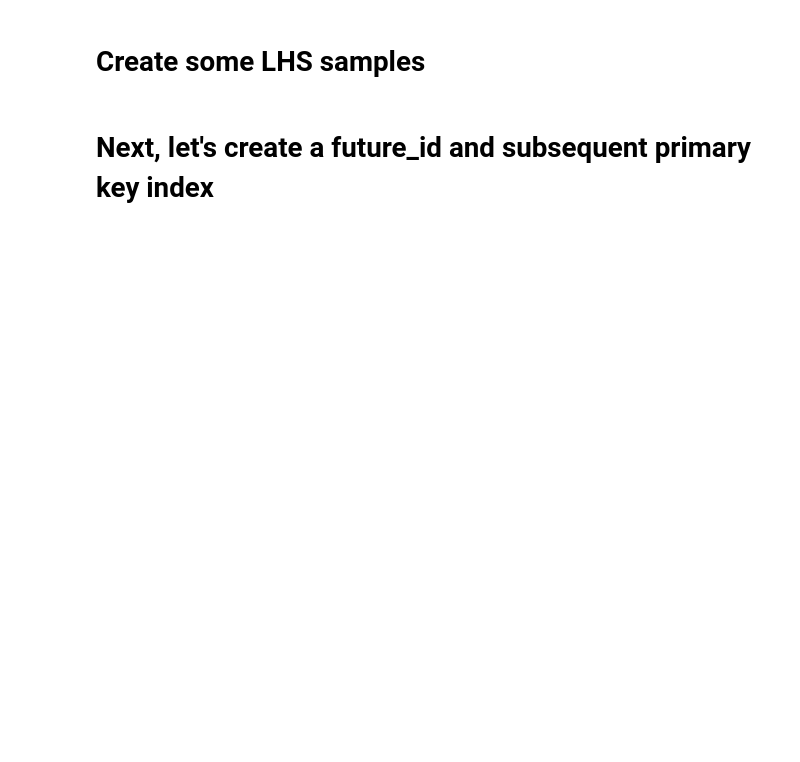
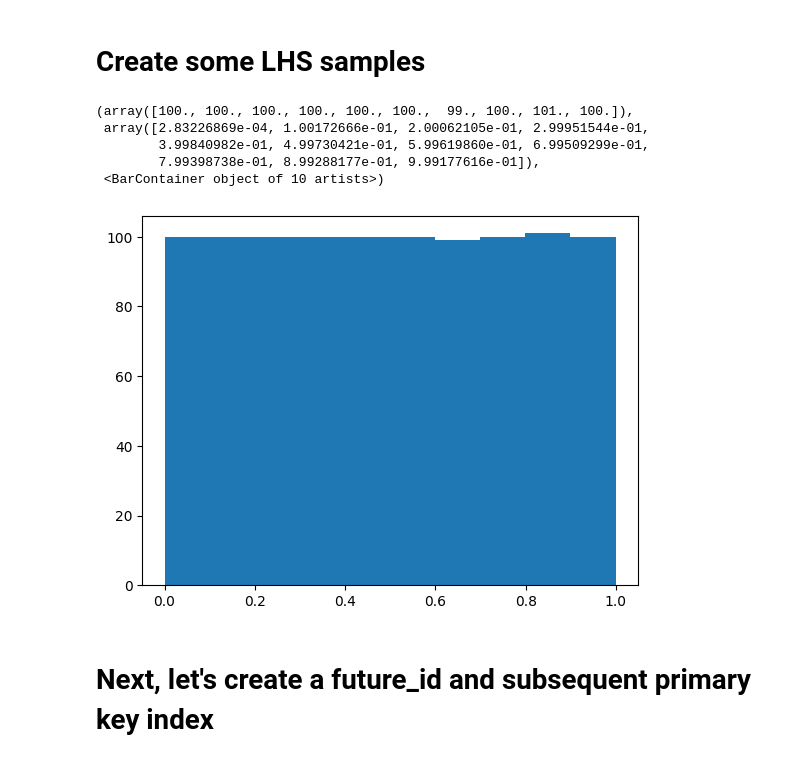
Before and after one commit to jcsyme/dmdu_scalable_computing_2023, a Jupyter notebook: workbooks/class_4/class_4-explore_lhs.ipynb, the cells around one changed output. Drawn from its saved outputs; the diff is of its cells as text; code cells hidden in the pictures; blank space fills up the shorter version.

```diff
--- a/workbooks/class_4/class_4-explore_lhs.ipynb
+++ b/workbooks/class_4/class_4-explore_lhs.ipynb
@@ -93,6 +90,15 @@ for i in range(len(subs)):
         #plt.savefig(sa.fp_jpg_template_lhs_fig%(c1, c2), dpi = 300)
     plt.show()
 """;
+# %%
+plt.hist(mat_lhs[:,3])
+# %% [output]
+(array([100., 100., 100., 100., 100., 100.,  99., 100., 101., 100.]),
+ array([2.83226869e-04, 1.00172666e-01, 2.00062105e-01, 2.99951544e-01,
+        3.99840982e-01, 4.99730421e-01, 5.99619860e-01, 6.99509299e-01,
+        7.99398738e-01, 8.99288177e-01, 9.99177616e-01]),
+ <BarContainer object of 10 artists>)
+[figure, added]
 # %% [markdown]
 # Next, let's create a future_id and subsequent primary key index
 # %%
```
Also changed, not shown: parts of 11 cells of this notebook, 14 other files.
